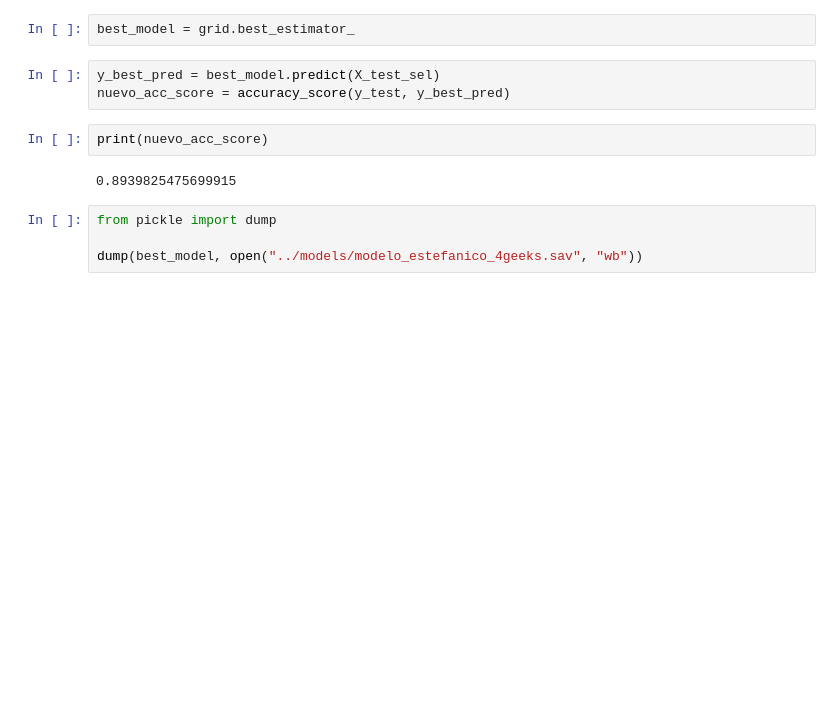
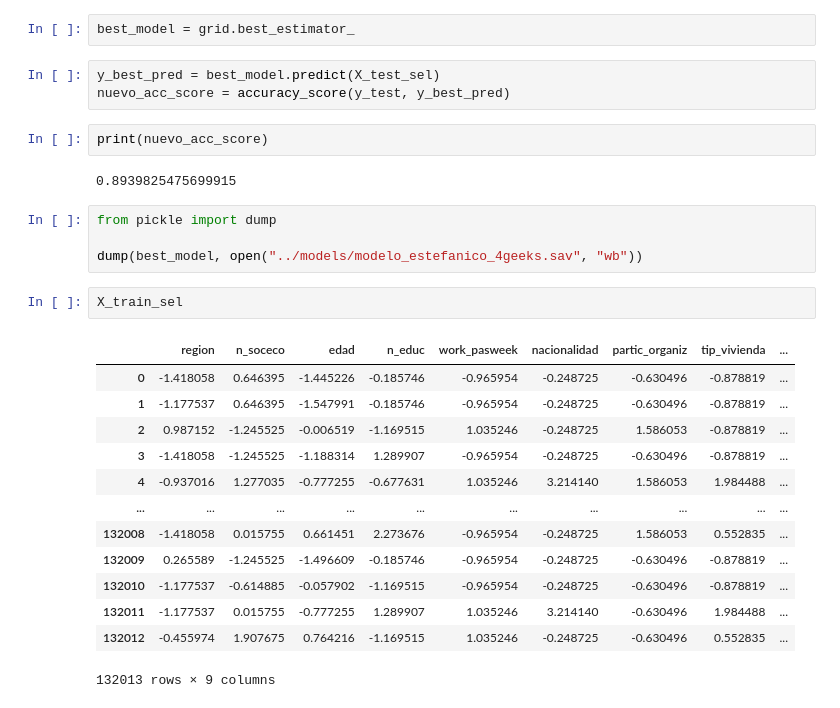
Before and after one commit to 4GeeksAcademy/4geeks_proyect_estefanico, a Jupyter notebook: src/explore.ipynb, the cells around one changed output. Saved outputs shown, nothing was run; the diff lists cells and outputs as text; blank space fills up the shorter version.

```diff
--- a/src/explore.ipynb
+++ b/src/explore.ipynb
@@ -740,3 +717,19 @@ print(nuevo_acc_score)
 from pickle import dump
 
 dump(best_model, open("../models/modelo_estefanico_4geeks.sav", "wb"))
+# %%
+X_train_sel
+# %% [output]
+|  | region | n_soceco | edad | n_educ | work_pasweek | nacionalidad | partic_organiz | tip_vivienda | ... |
+| 0 | -1.418058 | 0.646395 | -1.445226 | -0.185746 | -0.965954 | -0.248725 | -0.630496 | -0.878819 | ... |
+| 1 | -1.177537 | 0.646395 | -1.547991 | -0.185746 | -0.965954 | -0.248725 | -0.630496 | -0.878819 | ... |
+| 2 | 0.987152 | -1.245525 | -0.006519 | -1.169515 | 1.035246 | -0.248725 | 1.586053 | -0.878819 | ... |
+| 3 | -1.418058 | -1.245525 | -1.188314 | 1.289907 | -0.965954 | -0.248725 | -0.630496 | -0.878819 | ... |
+| 4 | -0.937016 | 1.277035 | -0.777255 | -0.677631 | 1.035246 | 3.214140 | 1.586053 | 1.984488 | ... |
+| ... | ... | ... | ... | ... | ... | ... | ... | ... | ... |
+| 132008 | -1.418058 | 0.015755 | 0.661451 | 2.273676 | -0.965954 | -0.248725 | 1.586053 | 0.552835 | ... |
+| 132009 | 0.265589 | -1.245525 | -1.496609 | -0.185746 | -0.965954 | -0.248725 | -0.630496 | -0.878819 | ... |
+| 132010 | -1.177537 | -0.614885 | -0.057902 | -1.169515 | -0.965954 | -0.248725 | -0.630496 | -0.878819 | ... |
+| 132011 | -1.177537 | 0.015755 | -0.777255 | 1.289907 | 1.035246 | 3.214140 | -0.630496 | 1.984488 | ... |
+| 132012 | -0.455974 | 1.907675 | 0.764216 | -1.169515 | 1.035246 | -0.248725 | -0.630496 | 0.552835 | ... |
+132013 rows × 9 columns
```
Also changed, not shown: parts of 4 cells of this notebook, 2 other files.
